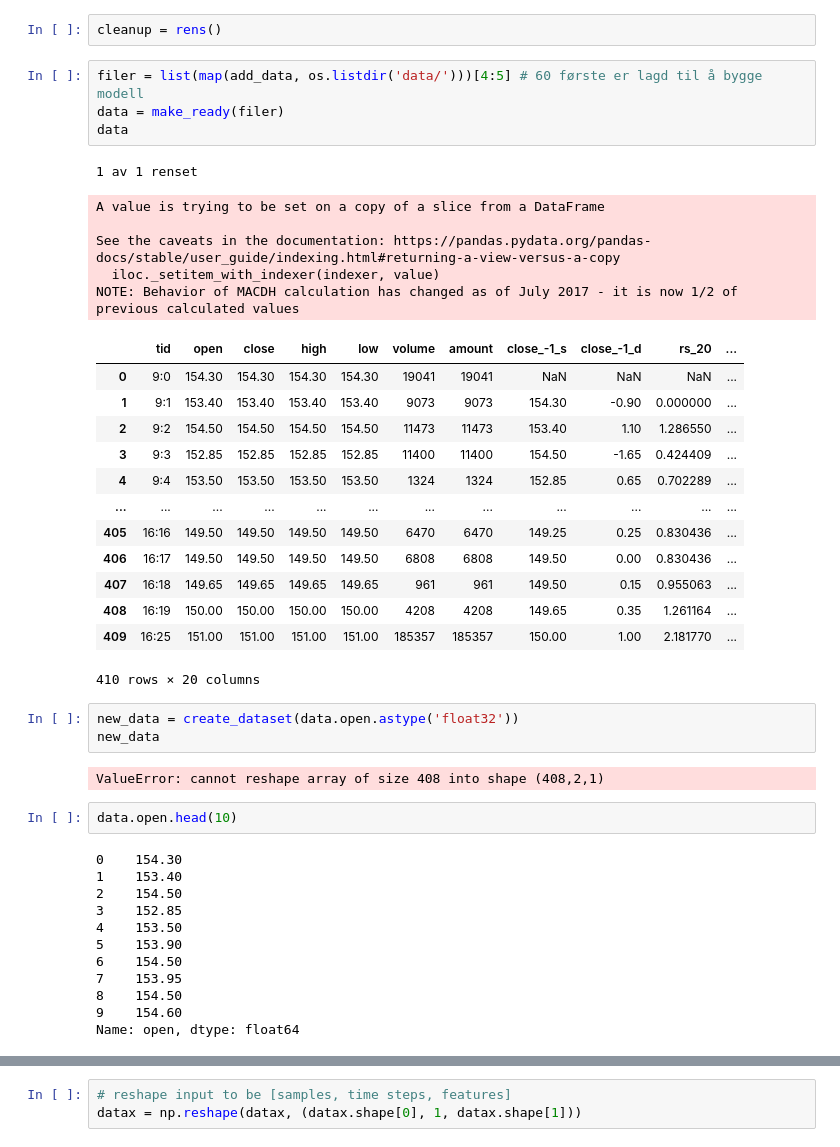
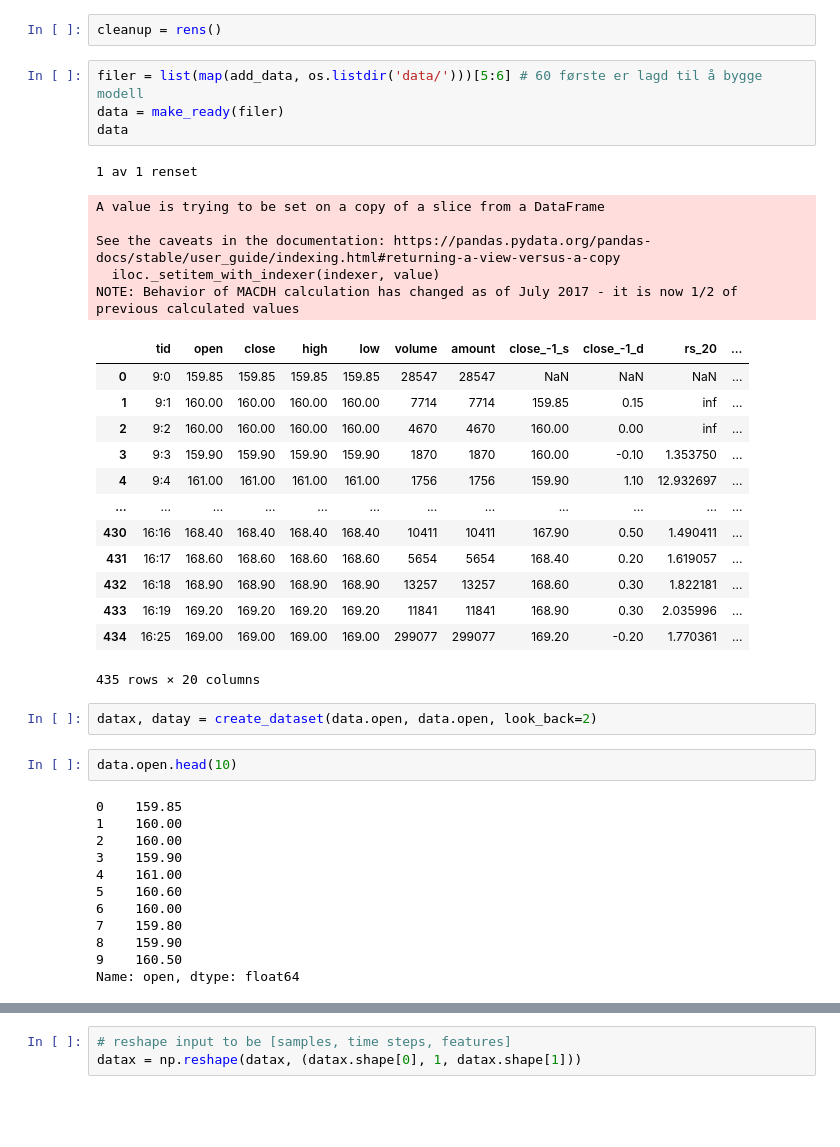
Before and after one commit to stianteien/instradag, a Jupyter notebook: RNN_trial.ipynb, the cells around one changed output, grey strips where cells are left out. Cells and saved outputs as stored; diff of their text form; blank space fills up the shorter version.

```diff
--- a/RNN_trial.ipynb
+++ b/RNN_trial.ipynb
@@ -54,45 +60,42 @@ def add_data(word):
 # %%
 cleanup = rens()
 # %%
-filer = list(map(add_data, os.listdir('data/')))[4:5] # 60 første er lagd til å bygge modell
+filer = list(map(add_data, os.listdir('data/')))[5:6] # 60 første er lagd til å bygge modell
 data = make_ready(filer)
 data
 # %% [output]
 1 av 1 renset
 A value is trying to be set on a copy of a slice from a DataFrame
 
 See the caveats in the documentation: https://pandas.pydata.org/pandas-docs/stable/user_guide/indexing.html#returning-a-view-versus-a-copy
   iloc._setitem_with_indexer(indexer, value)
 NOTE: Behavior of MACDH calculation has changed as of July 2017 - it is now 1/2 of previous calculated values
 |  | tid | open | close | high | low | volume | amount | close_-1_s | close_-1_d | rs_20 | ... |
-| 0 | 9:0 | 154.30 | 154.30 | 154.30 | 154.30 | 19041 | 19041 | NaN | NaN | NaN | ... |
-| 1 | 9:1 | 153.40 | 153.40 | 153.40 | 153.40 | 9073 | 9073 | 154.30 | -0.90 | 0.000000 | ... |
-| 2 | 9:2 | 154.50 | 154.50 | 154.50 | 154.50 | 11473 | 11473 | 153.40 | 1.10 | 1.286550 | ... |
-| 3 | 9:3 | 152.85 | 152.85 | 152.85 | 152.85 | 11400 | 11400 | 154.50 | -1.65 | 0.424409 | ... |
-| 4 | 9:4 | 153.50 | 153.50 | 153.50 | 153.50 | 1324 | 1324 | 152.85 | 0.65 | 0.702289 | ... |
+| 0 | 9:0 | 159.85 | 159.85 | 159.85 | 159.85 | 28547 | 28547 | NaN | NaN | NaN | ... |
+| 1 | 9:1 | 160.00 | 160.00 | 160.00 | 160.00 | 7714 | 7714 | 159.85 | 0.15 | inf | ... |
+| 2 | 9:2 | 160.00 | 160.00 | 160.00 | 160.00 | 4670 | 4670 | 160.00 | 0.00 | inf | ... |
+| 3 | 9:3 | 159.90 | 159.90 | 159.90 | 159.90 | 1870 | 1870 | 160.00 | -0.10 | 1.353750 | ... |
+| 4 | 9:4 | 161.00 | 161.00 | 161.00 | 161.00 | 1756 | 1756 | 159.90 | 1.10 | 12.932697 | ... |
 | ... | ... | ... | ... | ... | ... | ... | ... | ... | ... | ... | ... |
-| 405 | 16:16 | 149.50 | 149.50 | 149.50 | 149.50 | 6470 | 6470 | 149.25 | 0.25 | 0.830436 | ... |
-| 406 | 16:17 | 149.50 | 149.50 | 149.50 | 149.50 | 6808 | 6808 | 149.50 | 0.00 | 0.830436 | ... |
-| 407 | 16:18 | 149.65 | 149.65 | 149.65 | 149.65 | 961 | 961 | 149.50 | 0.15 | 0.955063 | ... |
-| 408 | 16:19 | 150.00 | 150.00 | 150.00 | 150.00 | 4208 | 4208 | 149.65 | 0.35 | 1.261164 | ... |
-| 409 | 16:25 | 151.00 | 151.00 | 151.00 | 151.00 | 185357 | 185357 | 150.00 | 1.00 | 2.181770 | ... |
+| 430 | 16:16 | 168.40 | 168.40 | 168.40 | 168.40 | 10411 | 10411 | 167.90 | 0.50 | 1.490411 | ... |
+| 431 | 16:17 | 168.60 | 168.60 | 168.60 | 168.60 | 5654 | 5654 | 168.40 | 0.20 | 1.619057 | ... |
+| 432 | 16:18 | 168.90 | 168.90 | 168.90 | 168.90 | 13257 | 13257 | 168.60 | 0.30 | 1.822181 | ... |
+| 433 | 16:19 | 169.20 | 169.20 | 169.20 | 169.20 | 11841 | 11841 | 168.90 | 0.30 | 2.035996 | ... |
+| 434 | 16:25 | 169.00 | 169.00 | 169.00 | 169.00 | 299077 | 299077 | 169.20 | -0.20 | 1.770361 | ... |
-410 rows × 20 columns
+435 rows × 20 columns
-# %%
-new_data = create_dataset(data.open.astype('float32'))
-new_data
-# %% [output]
-ValueError: cannot reshape array of size 408 into shape (408,2,1)
+# %%
+datax, datay = create_dataset(data.open, data.open, look_back=2)
 # %%
 data.open.head(10)
 # %% [output]
-0    154.30
-1    153.40
-2    154.50
-3    152.85
-4    153.50
-5    153.90
-6    154.50
-7    153.95
-8    154.50
-9    154.60
+0    159.85
+1    160.00
+2    160.00
+3    159.90
+4    161.00
+5    160.60
+6    160.00
+7    159.80
+8    159.90
+9    160.50
 Name: open, dtype: float64
```
Also changed, not shown: parts of 11 cells of this notebook.
